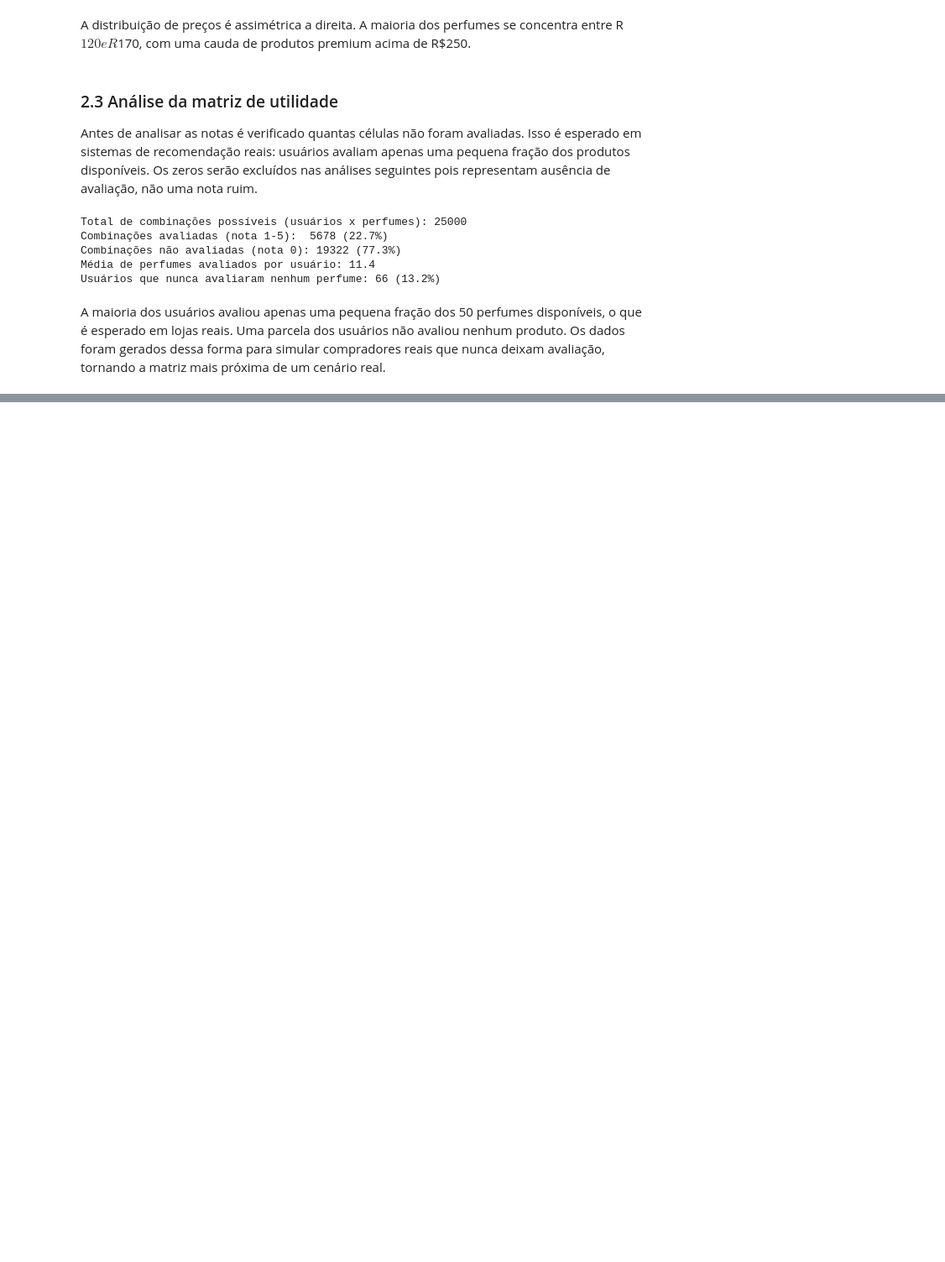
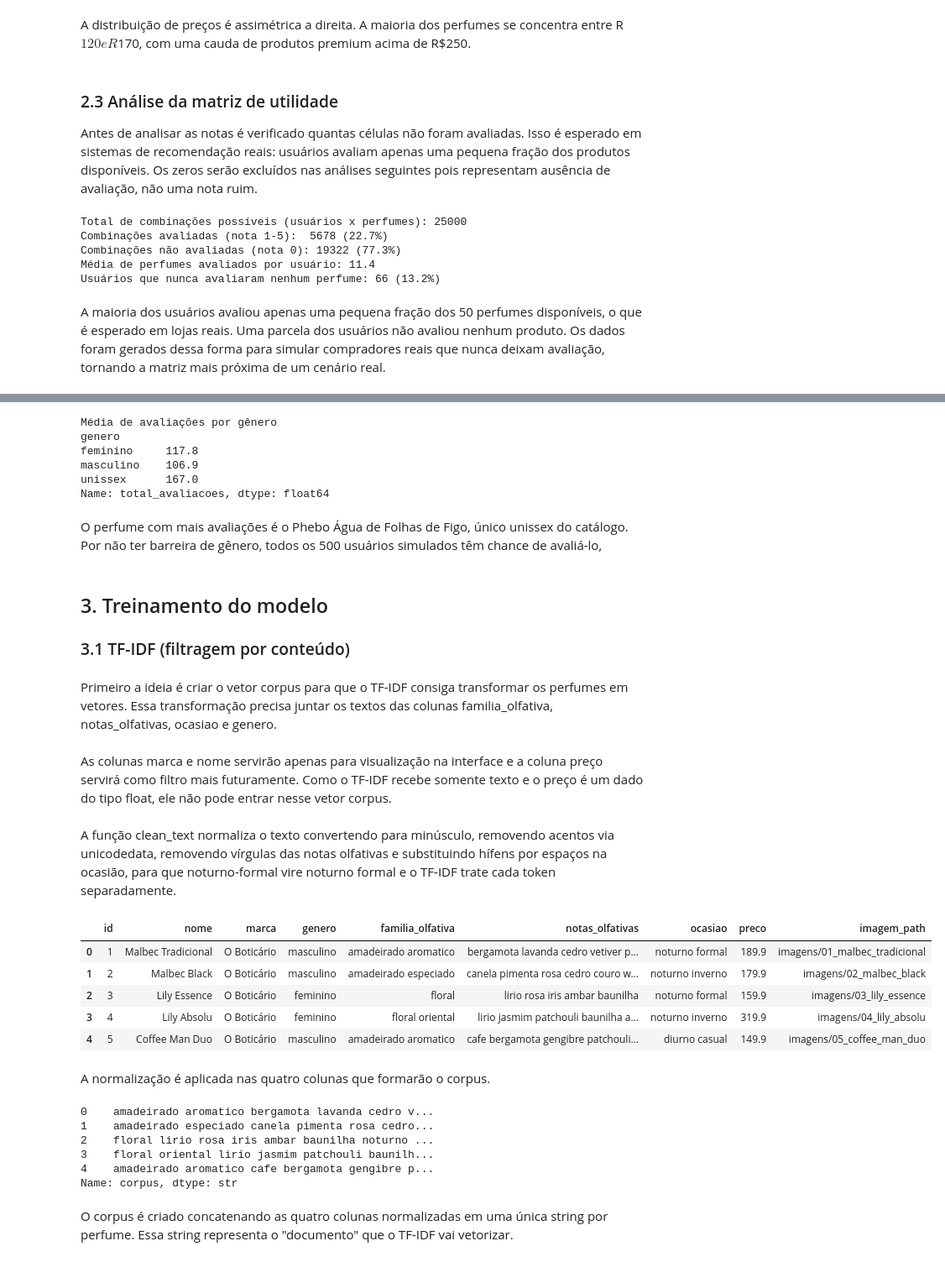
Before and after one commit to Carlos-Vic/sistema-recomendacao, a Jupyter notebook: notebook/sistema_recomendacao.ipynb, the cells around one changed output, grey strips where cells are left out. Shown at 84% size. Drawn from its saved outputs; the diff is of its cells as text; code cells hidden in the pictures; blank space fills up the shorter version.

```diff
--- a/notebook/sistema_recomendacao.ipynb
+++ b/notebook/sistema_recomendacao.ipynb
@@ -248,0 +273,66 @@ Usuários que nunca avaliaram nenhum perfume: 66 (13.2%)
+# %%
+print('Média de avaliações por gênero')
+print(avaliacoes_por_perfume.groupby('genero')['total_avaliacoes'].mean().round(1))
+# %% [output]
+Média de avaliações por gênero
+genero
+feminino     117.8
+masculino    106.9
+unissex      167.0
+Name: total_avaliacoes, dtype: float64
+# %% [markdown]
+O perfume com mais avaliações é o Phebo Água de Folhas de Figo, único unissex do catálogo.
+Por não ter barreira de gênero, todos os 500 usuários simulados têm chance de avaliá-lo,
+# %% [markdown]
+ ## 3. Treinamento do modelo
+
+ ### 3.1 TF-IDF (filtragem por conteúdo)
+# %% [markdown]
+ Primeiro a ideia é criar o vetor corpus para que o TF-IDF consiga transformar os perfumes em vetores.
+  Essa transformação precisa juntar os textos das colunas familia_olfativa, notas_olfativas, ocasiao e genero.
+# %% [markdown]
+ As colunas marca e nome servirão apenas para visualização na interface e a coluna preço servirá como filtro mais futuramente.
+  Como o TF-IDF recebe somente texto e o preço é um dado do tipo float, ele não pode entrar nesse vetor corpus.
+# %%
+import unicodedata
+
+def clean_text(texto):
+    texto = str(texto).lower() # transforma para minuscula
+    # separa a letra do acento e remove o acento ignorando tudo que nao é ascii
+    texto = unicodedata.normalize('NFKD', texto).encode('ascii', 'ignore').decode('utf-8')
+    texto = texto.replace(',', '') # remove virgula
+    texto = texto.replace('-', ' ') # remove hifen
+    return texto
+# %% [markdown]
+ A função clean_text normaliza o texto convertendo para minúsculo, removendo acentos via unicodedata,
+ removendo vírgulas das notas olfativas e substituindo hífens por espaços na ocasião,
+ para que noturno-formal vire noturno formal e o TF-IDF trate cada token separadamente.
+# %%
+df_produtos['familia_olfativa'] = df_produtos['familia_olfativa'].apply(clean_text)
+df_produtos['notas_olfativas'] = df_produtos['notas_olfativas'].apply(clean_text)
+df_produtos['ocasiao'] = df_produtos['ocasiao'].apply(clean_text)
+df_produtos['genero'] = df_produtos['genero'].apply(clean_text)
+# %%
+df_produtos.head()
+# %% [output]
+|  | id | nome | marca | genero | familia_olfativa | notas_olfativas | ocasiao | preco | imagem_path |
+| 0 | 1 | Malbec Tradicional | O Boticário | masculino | amadeirado aromatico | bergamota lavanda cedro vetiver p... | noturno formal | 189.9 | imagens/01_malbec_tradicional |
+| 1 | 2 | Malbec Black | O Boticário | masculino | amadeirado especiado | canela pimenta rosa cedro couro w... | noturno inverno | 179.9 | imagens/02_malbec_black |
+| 2 | 3 | Lily Essence | O Boticário | feminino | floral | lirio rosa iris ambar baunilha | noturno formal | 159.9 | imagens/03_lily_essence |
+| 3 | 4 | Lily Absolu | O Boticário | feminino | floral oriental | lirio jasmim patchouli baunilha a... | noturno inverno | 319.9 | imagens/04_lily_absolu |
+| 4 | 5 | Coffee Man Duo | O Boticário | masculino | amadeirado aromatico | cafe bergamota gengibre patchouli... | diurno casual | 149.9 | imagens/05_coffee_man_duo |
+# %% [markdown]
+ A normalização é aplicada nas quatro colunas que formarão o corpus.
+# %%
+df_produtos['corpus'] = df_produtos['familia_olfativa'] + " " + df_produtos['notas_olfativas'] + " " + df_produtos['ocasiao'] + " " + df_produtos['genero']
+df_produtos['corpus'].head()
+# %% [output]
+0    amadeirado aromatico bergamota lavanda cedro v...
+1    amadeirado especiado canela pimenta rosa cedro...
+2    floral lirio rosa iris ambar baunilha noturno ...
+3    floral oriental lirio jasmim patchouli baunilh...
+4    amadeirado aromatico cafe bergamota gengibre p...
+Name: corpus, dtype: str
+# %% [markdown]
+ O corpus é criado concatenando as quatro colunas normalizadas em uma única string por perfume.
+ Essa string representa o "documento" que o TF-IDF vai vetorizar.
```
Also changed, not shown: parts of 24 cells of this notebook, 1 other file.
